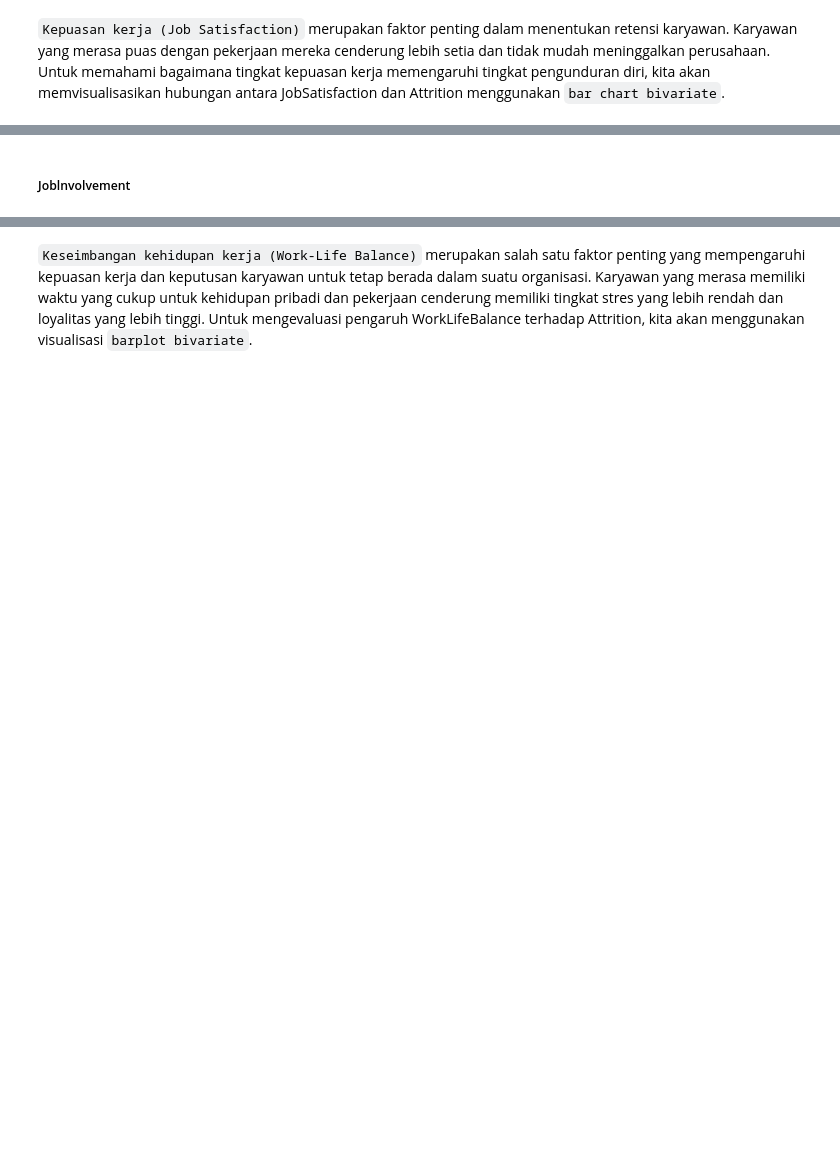
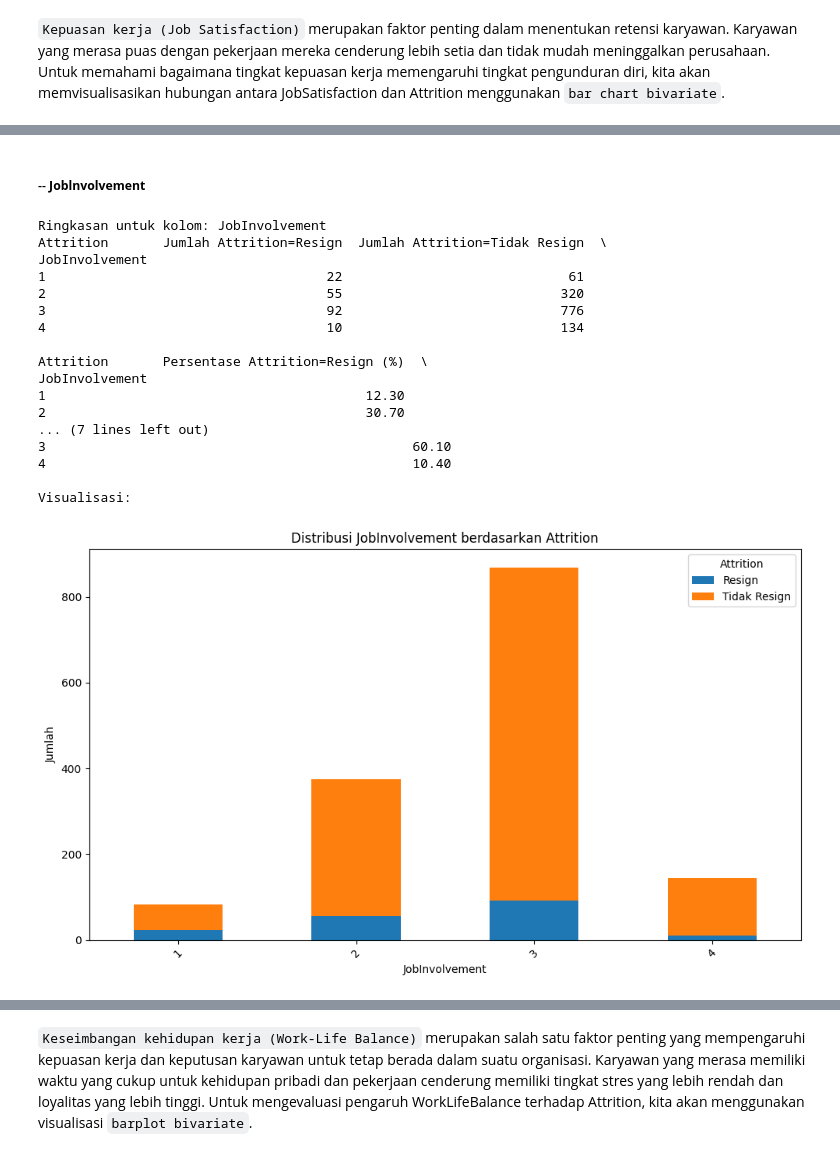
Before and after one commit to alouvre/BPDS_DicodingSubmission_Proyek_Pertama_Dashboard_HR, a Jupyter notebook: BPDS_Submission_Proyek_Pertama.ipynb, the cells around one changed output, grey strips where cells are left out. Saved outputs shown, nothing was run; the diff lists cells and outputs as text; code cells hidden in the pictures; blank space fills up the shorter version.

```diff
--- a/BPDS_Submission_Proyek_Pertama.ipynb
+++ b/BPDS_Submission_Proyek_Pertama.ipynb
@@ -1021,2 +1096,23 @@ Hasil analisis menunjukkan bahwa semakin tinggi tingkat kepuasan kerja, semakin
 # %% [markdown]
-##### Joblnvolvement
+##### -- **Joblnvolvement**
+# %%
+plot_kategori_bivariate(df_employee_eda, x='JobInvolvement', hue='Attrition')
+# %% [output]
+Ringkasan untuk kolom: JobInvolvement
+Attrition       Jumlah Attrition=Resign  Jumlah Attrition=Tidak Resign  \
+JobInvolvement
+1                                    22                             61
+2                                    55                            320
+3                                    92                            776
+4                                    10                            134
+
+Attrition       Persentase Attrition=Resign (%)  \
+JobInvolvement
+1                                         12.30
+2                                         30.70
+... (7 lines left out)
+3                                               60.10
+4                                               10.40
+
+Visualisasi:
+[figure, added]
```
Also changed, not shown: parts of 73 cells of this notebook.
